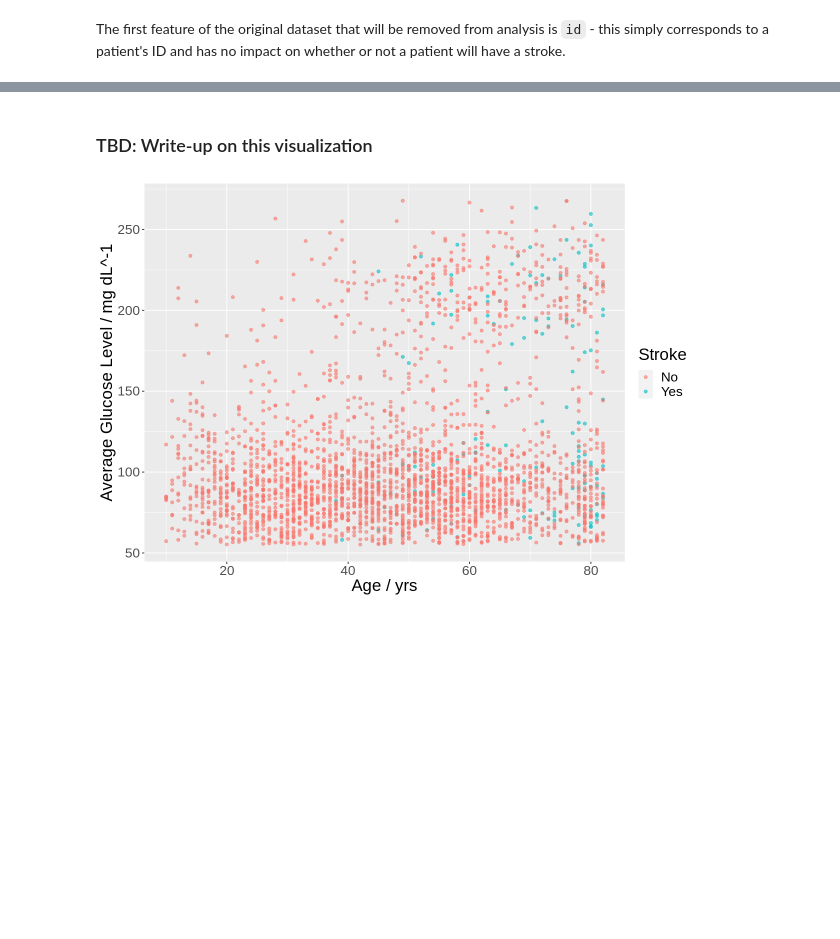
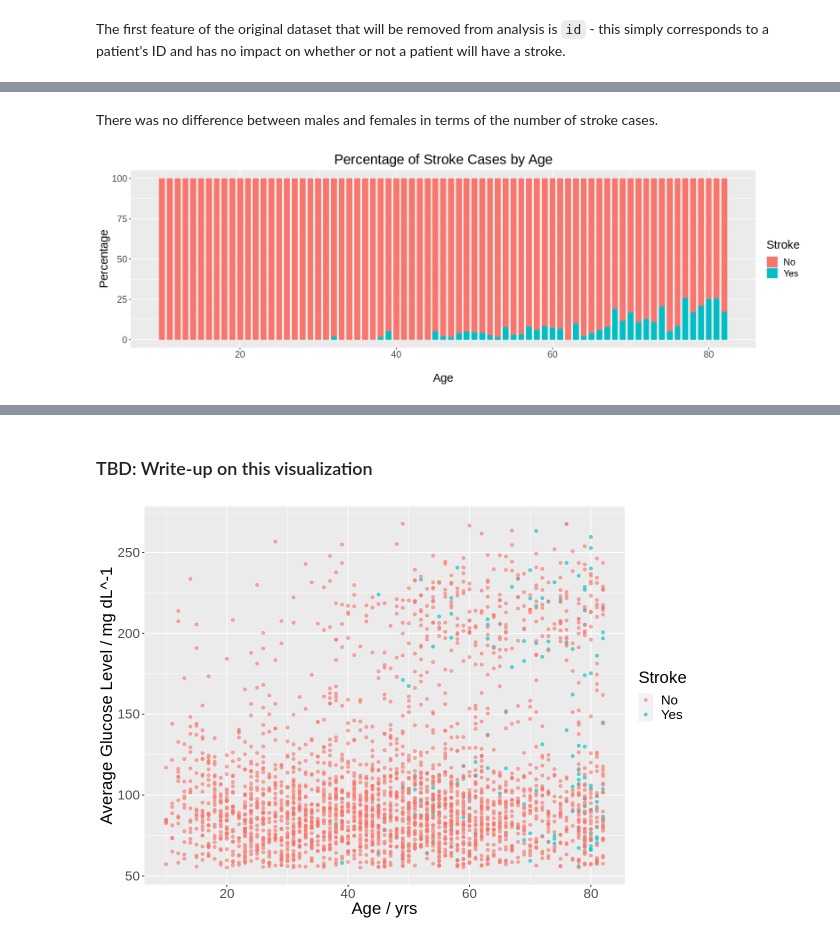
Before and after one commit to 21chanas3/dsci100-group73, a Jupyter notebook: main.ipynb, the cells around one changed output, grey strips where cells are left out. Saved outputs shown, nothing was run; the diff lists cells and outputs as text; code cells hidden in the pictures; blank space fills up the shorter version.

```diff
--- a/main.ipynb
+++ b/main.ipynb
@@ -177,0 +204,17 @@ stroke_training <- stroke_training |> select(-id)
+# %% [markdown]
+There was no difference between males and females in terms of the number of stroke cases.
+# %%
+options(repr.plot.width = 15, repr.plot.height = 5)
+
+stroke_age <- stroke |>
+  count(age, stroke) |>
+  group_by(age) |>
+  mutate(percentage = n / sum(n) * 100) |>
+  ggplot(aes(x = age, y = percentage, fill = stroke)) +
+  geom_bar(stat = "identity", width = .75) +
+  labs(x = "\nAge", y = "Percentage", fill = "Stroke", title = "Percentage of Stroke Cases by Age") +
+  theme(text = element_text(size = 17.5),
+    plot.title = element_text(hjust = 0.5))
+suppressWarnings(print(stroke_age))
+# %% [output]
+[figure, added]
```
Also changed, not shown: parts of 49 cells of this notebook.
